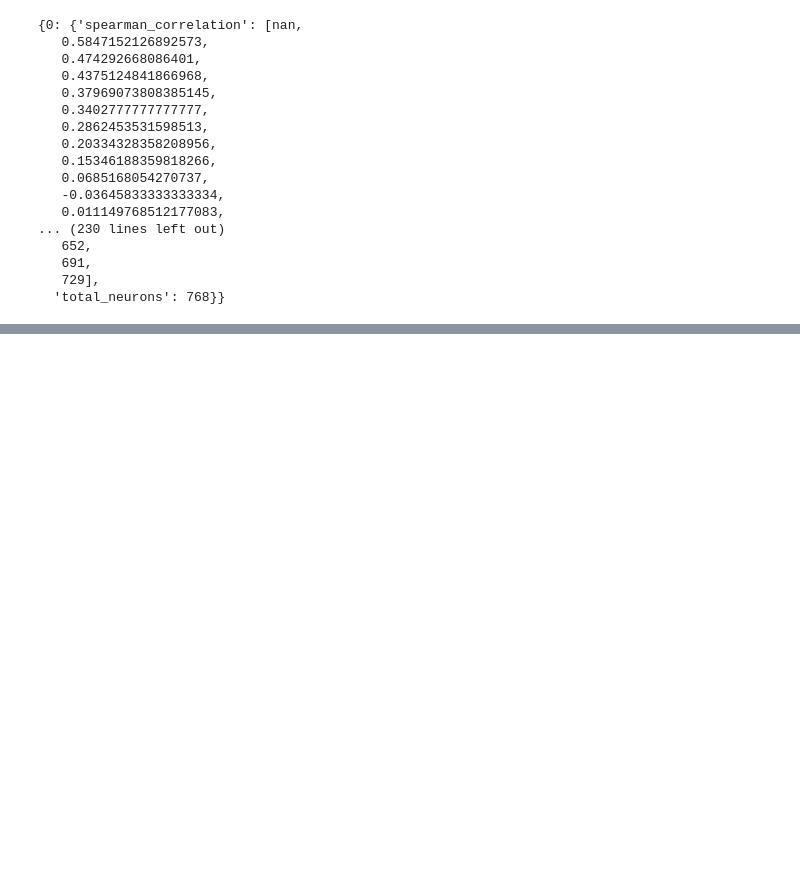
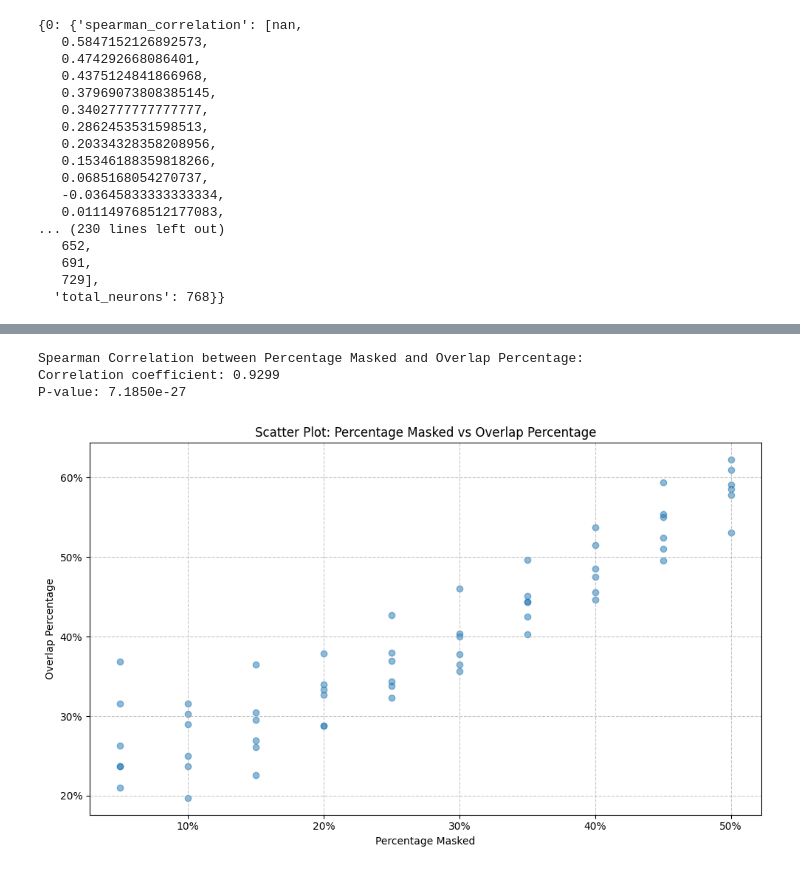
Before and after one commit to MuhammadUmairHaider/Consistency, a Jupyter notebook: pos.ipynb, the cells around one changed output, grey strips where cells are left out. Cells and saved outputs as stored; diff of their text form; code cells hidden in the pictures; blank space fills up the shorter version.

```diff
--- a/pos.ipynb
+++ b/pos.ipynb
@@ -637,0 +1935,63 @@ Final Masked Ratio: 0.949
+# %%
+import pandas as pd
+import matplotlib.pyplot as plt
+from scipy import stats
+import re
+
+def extract_data(text):
+    # Initialize lists to store data
+    percentages = []
+    common_zeros_percentages = []
+
+    # Extract data using regular expressions
+    current_percentage = None
+    for line in text.split('\n'):
+        # Get percentage from header
+        if "Analysis for Percentage:" in line:
+            current_percentage = float(re.search(r"(\d+\.\d+)", line).group(1))
+
+        # Get class data from table rows
+        if re.match(r"\|\s*\d+\s*\|", line):
+            parts = line.split('|')
+            if len(parts) >= 5:
+                common_zeros_pct = float(parts[4].strip())
+
+                percentages.append(current_percentage)
+                common_zeros_percentages.append(common_zeros_pct)
+
+    return percentages, common_zeros_percentages
+
+def calculate_correlation(text):
+    # Get data
+    percentages, common_zeros_percentages = extract_data(text)
+
+    # Calculate Spearman correlation
+    correlation, p_value = stats.spearmanr(percentages, common_zeros_percentages)
+
+    # Print results
+    print(f"\nSpearman Correlation between Percentage Masked and Overlap Percentage:")
+    print(f"Correlation coefficient: {correlation:.4f}")
+    print(f"P-value: {p_value:.4e}")
+
+    # Create scatter plot
+    plt.figure(figsize=(10, 6))
+    plt.scatter(percentages, common_zeros_percentages, alpha=0.5)
+    plt.xlabel('Percentage Masked')
+    plt.ylabel('Overlap Percentage')
+    plt.title('Scatter Plot: Percentage Masked vs Overlap Percentage')
+    plt.grid(True, linestyle='--', alpha=0.7)
+
+    # Convert axes to percentage format
+    plt.gca().xaxis.set_major_formatter(plt.FuncFormatter(lambda x, _: f'{x:.0%}'))
+    plt.gca().yaxis.set_major_formatter(plt.FuncFormatter(lambda x, _: f'{x:.0%}'))
+
+    plt.tight_layout()
+    plt.show()
+
+# Run analysis
+calculate_correlation(text)
+# %% [output]
+Spearman Correlation between Percentage Masked and Overlap Percentage:
+Correlation coefficient: 0.9299
+P-value: 7.1850e-27
+[figure, added]
```
Also changed, not shown: parts of 18 cells of this notebook, 19 other files.
